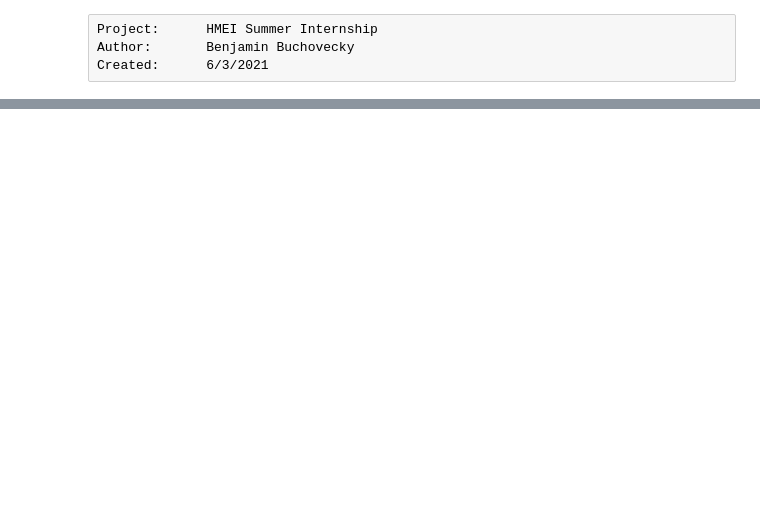
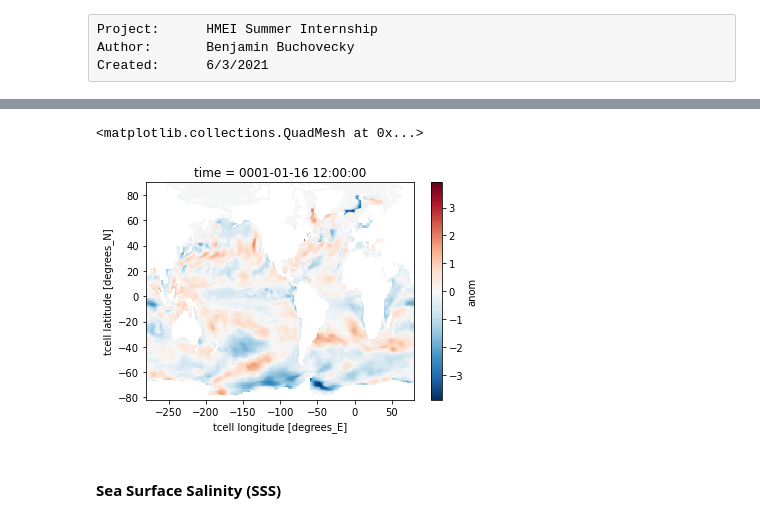
Before and after one commit to bbuchovecky/hmei, a Jupyter notebook: notebooks/ctrl_run_analysis.ipynb, the cells around one changed output, grey strips where cells are left out. Drawn from its saved outputs; the diff is of its cells as text; code cells hidden in the pictures; blank space fills up the shorter version.

```diff
--- a/notebooks/ctrl_run_analysis.ipynb
+++ b/notebooks/ctrl_run_analysis.ipynb
@@ -25,6 +39,36 @@ import matplotlib.pyplot as plt
 from cartopy import crs as ccrs
 import cartopy.feature as cfeature
 from cartopy.util import add_cyclic_point
+# %%
+# compute the climatology (time mean for each month)
+def compute_ctrl_clim(ds):
+    return ds.groupby('time.month').mean(dim='time')
+
+
+# # compute the monthly anomalies from the 300-year control runs
+# def compute_ctrl_anom(ds):
+#     clim = ds.groupby('time.month').mean(dim='time')
+
+#     seq = []
+#     for i in range(0,300):
+#         seq.append(clim)
+
+#     clim_full = xr.concat(seq, 'month')
+#     clim_full = clim_full.assign_coords(month=ds.time.values)
+#     clim_full = clim_full.rename({'month':'time'})
+
+#     return (ds - clim_full)
+
+
+# compute the monthly anomalies from the 300-year control runs
+def compute_ctrl_anom(ds):
+    clim = ds.groupby('time.month').mean(dim='time')
+    return ds.groupby('time.month') - clim
+
+# compute the variance of the anomalies for each month
+# still working
+def compute_ctrl_var(ds):
+    continue
 # %%
 rootdir = '/local/projects/so_predict/esm2m_froelicher/'
 subdir = 'CTRL'
@@ -31,3 +130,15 @@ subdir = 'CTRL'
 # %%
-var = 'SST'
-ds = xr.open_mfdataset(rootdir+subdir+'/'+var+'/'+'sst_*.nc')
+sst_ds = xr.open_mfdataset(rootdir+subdir+'/SST/sst_*.nc')
+
+sst_clim = compute_ctrl_clim(sst_ds)
+sst_clim = sst_clim.rename({'sst':'sst_clim'})
+
+sst_anom = compute_ctrl_anom(sst_ds)
+sst_ds = sst_ds.assign(anom=sst_anom['sst'])
+# %%
+sst_ds.anom[0].plot()
+# %% [output]
+<matplotlib.collections.QuadMesh at 0x...>
+[figure, added]
+# %% [markdown]
+#### Sea Surface Salinity (SSS)
```
Also changed, not shown: parts of 22 cells of this notebook, 1 other file.
